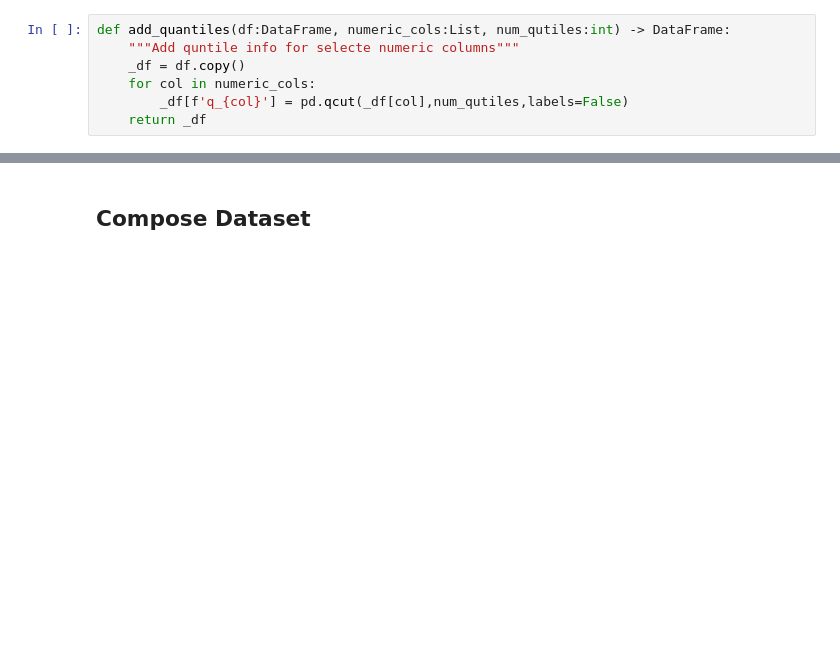
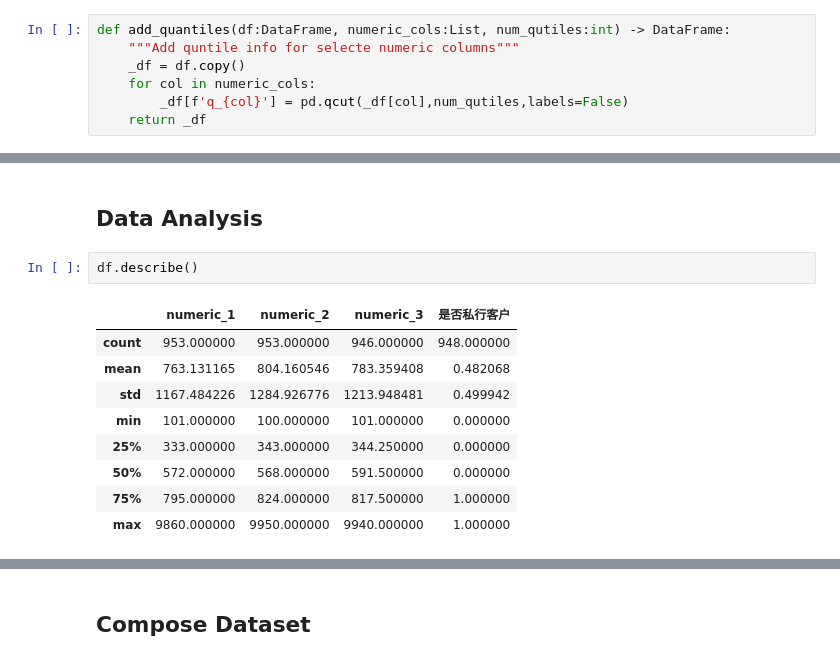
Before and after one commit to cyborgoat/tech-reservoir, a Jupyter notebook: notebook/turing-engineering/turing_engineering.ipynb, the cells around one changed output, grey strips where cells are left out. Saved outputs shown, nothing was run; the diff lists cells and outputs as text; blank space fills up the shorter version.

```diff
--- a/notebook/turing-engineering/turing_engineering.ipynb
+++ b/notebook/turing-engineering/turing_engineering.ipynb
@@ -112,3 +112,17 @@ add_quantiles(df,['numeric_1','numeric_2'],10).head()
 | 2 | 840.0 | 929.0 | 797.0 | 机构客户 | 法国 | 0.0 | 2021-06-03 11:22:03 | 7.0 | 8.0 |
 | 3 | 908.0 | 502.0 | 194.0 | 私人客户 | 德国 | 1.0 | 2023-10-12 15:46:56 | 8.0 | 4.0 |
 | 4 | 319.0 | 654.0 | NaN | 私人客户 | 巴西 | 0.0 | 2021-03-24 06:43:11 | 2.0 | 5.0 |
+# %% [markdown]
+## Data Analysis
+# %%
+df.describe()
+# %% [output]
+|  | numeric_1 | numeric_2 | numeric_3 | 是否私行客户 |
+| count | 953.000000 | 953.000000 | 946.000000 | 948.000000 |
+| mean | 763.131165 | 804.160546 | 783.359408 | 0.482068 |
+| std | 1167.484226 | 1284.926776 | 1213.948481 | 0.499942 |
+| min | 101.000000 | 100.000000 | 101.000000 | 0.000000 |
+| 25% | 333.000000 | 343.000000 | 344.250000 | 0.000000 |
+| 50% | 572.000000 | 568.000000 | 591.500000 | 0.000000 |
+| 75% | 795.000000 | 824.000000 | 817.500000 | 1.000000 |
+| max | 9860.000000 | 9950.000000 | 9940.000000 | 1.000000 |
```
Also changed, not shown: parts of 2 cells of this notebook.
